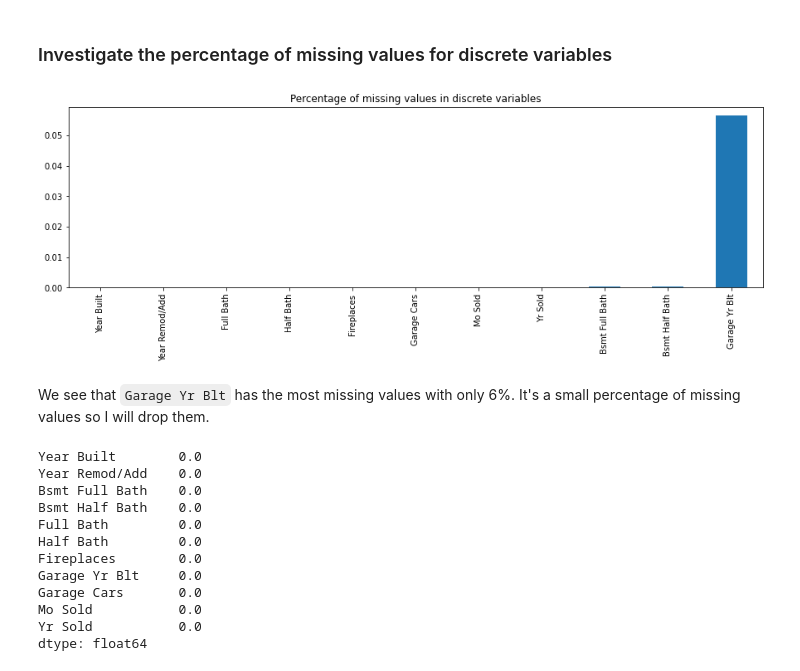
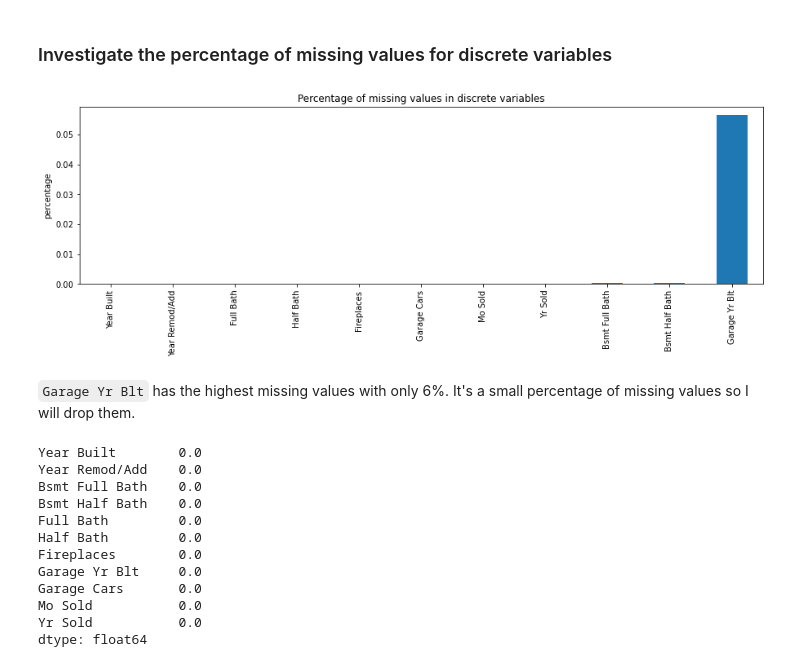
Before and after one commit to PiWebswiss/Project-AI-3, a Jupyter notebook: house-prices/house-prices-solution.ipynb, the cells around one changed output. Drawn from its saved outputs; the diff is of its cells as text; code cells hidden in the pictures.

```diff
--- a/house-prices/house-prices-solution.ipynb
+++ b/house-prices/house-prices-solution.ipynb
@@ -403,11 +405,13 @@ dtype: int64
 # %%
 # Investigate the percentage of missing values for discrete variables
 train_df[col_discrete].isna().mean().sort_values().plot(
-    kind="bar", figsize=(15, 4), title="Percentage of missing values in discrete variables");
+    kind="bar", figsize=(15, 4), title="Percentage of missing values in discrete variables")
+plt.ylabel("percentage")
+plt.show()
 # %% [output]
-[figure, old version]
+[figure, new version]
 # %% [markdown]
-We see that ``Garage Yr Blt`` has the most missing values with only 6%.   It's a small percentage of missing values so I will drop them.
+``Garage Yr Blt`` has the highest missing values with only 6%. It's a small percentage of missing values so I will drop them.
 # %%
 # Drop NaN in discrete variables
 col_drop = ["Bsmt Full Bath", "Bsmt Half Bath", "Garage Yr Blt"]
```
Also changed, not shown: parts of 32 cells of this notebook, 2 other files.
